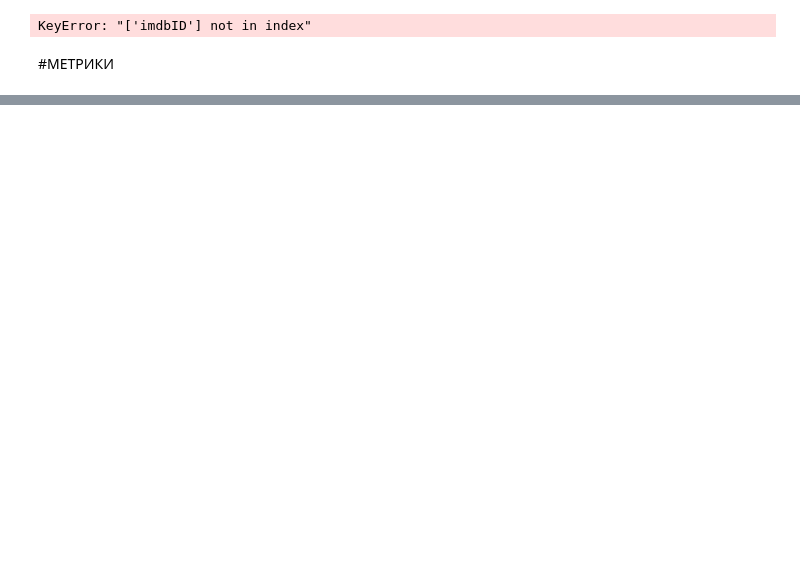
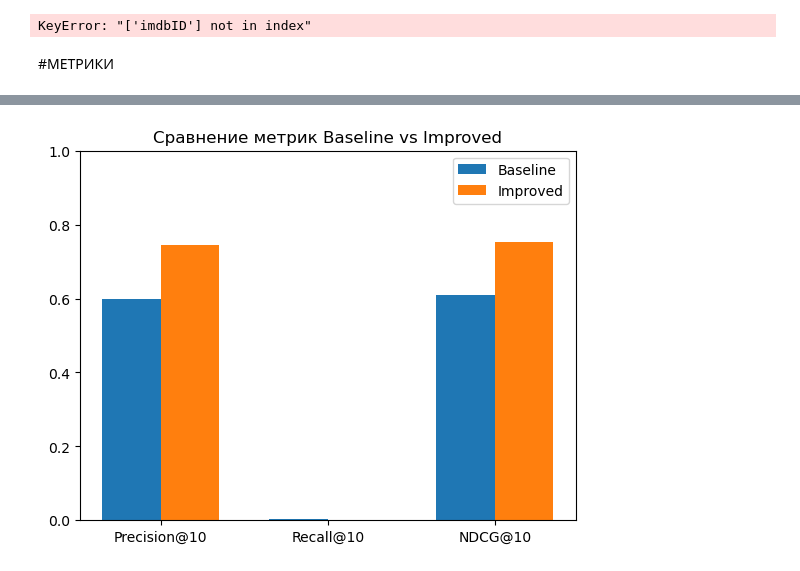
Before and after one commit to iam-Hesser/cinematch, a Jupyter notebook: project v04.ipynb, the cells around one changed output, grey strips where cells are left out. Saved outputs shown, nothing was run; the diff lists cells and outputs as text; code cells hidden in the pictures; blank space fills up the shorter version.

```diff
--- a/project v04.ipynb
+++ b/project v04.ipynb
@@ -520,0 +519,20 @@ SVD(200) Precision@10: 0.6982
+# %%
+import numpy as np
+import matplotlib.pyplot as plt
+baseline = [0.60, 0.003, 0.61]
+improved = [0.745, 0.0012, 0.754]
+names = ['Precision@10','Recall@10','NDCG@10']
+
+x = np.arange(len(names))
+width = 0.35
+
+plt.bar(x - width/2, baseline, width, label='Baseline')
+plt.bar(x + width/2, improved, width, label='Improved')
+
+plt.xticks(x, names)
+plt.ylim(0,1)
+plt.title('Сравнение метрик Baseline vs Improved')
+plt.legend()
+plt.show()
+# %% [output]
+[figure, added]
```
Also changed, not shown: parts of 16 cells of this notebook, 1 other file.
